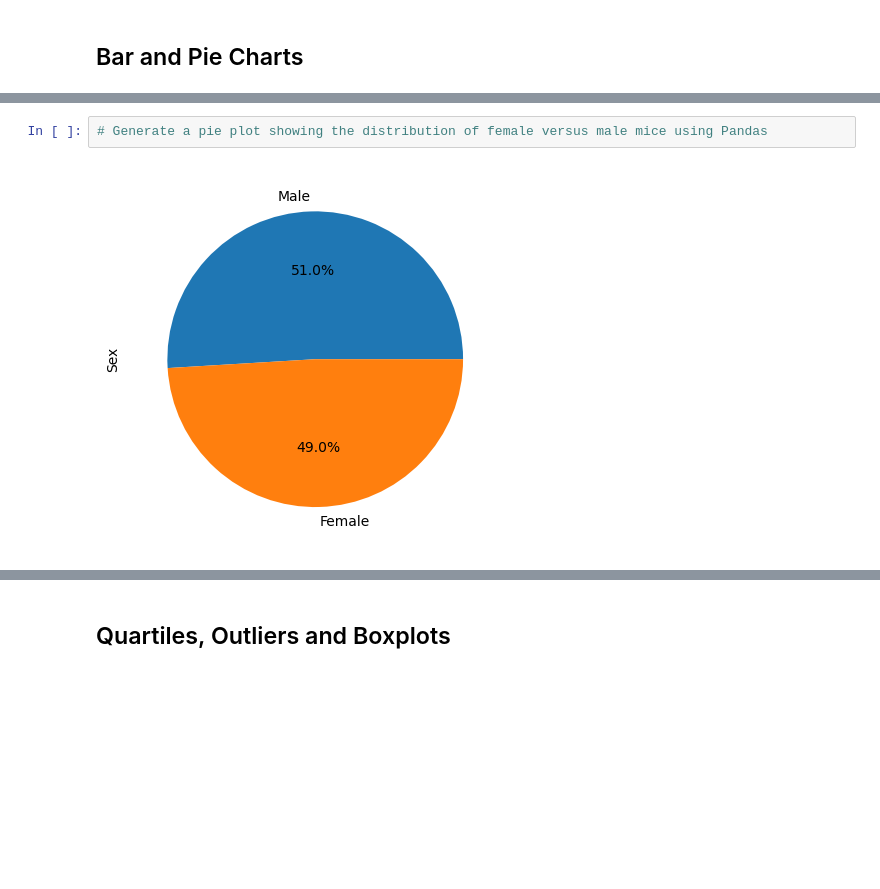
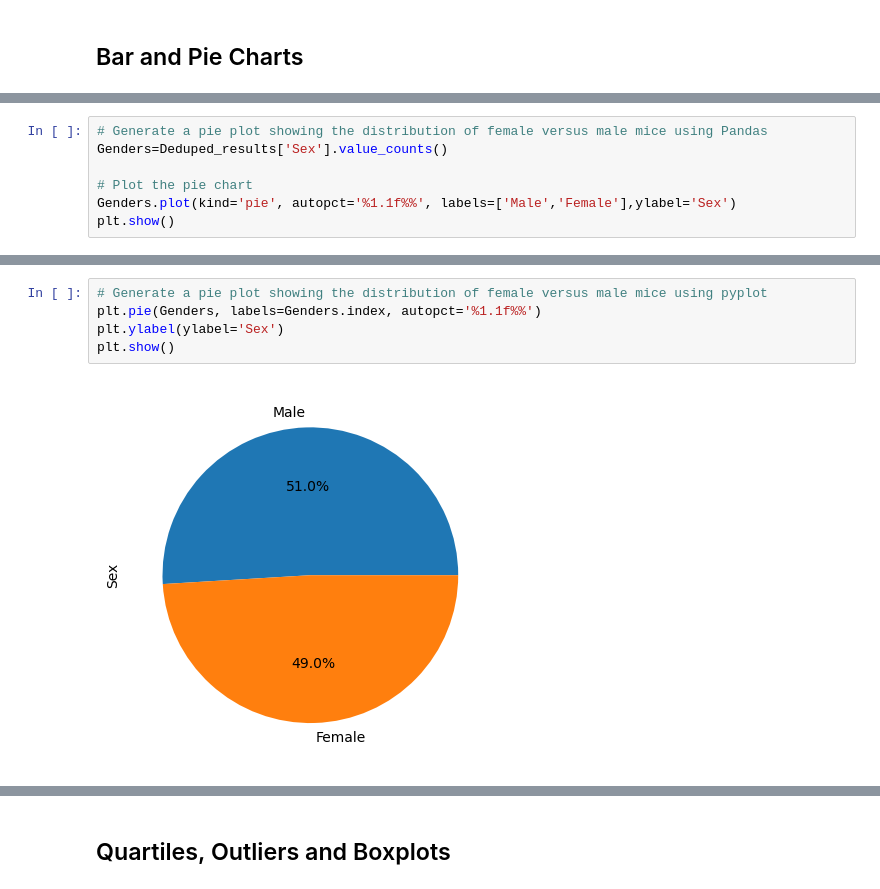
Before and after one commit to UtahPando/Matplotlib-Ch-5-, a Jupyter notebook: pymaceuticals_Solved.ipynb, the cells around one changed output, grey strips where cells are left out. Drawn from its saved outputs; the diff is of its cells as text; blank space fills up the shorter version.

```diff
--- a/pymaceuticals_Solved.ipynb
+++ b/pymaceuticals_Solved.ipynb
@@ -133,0 +172,7 @@ Deduped_results['Mouse ID'].nunique()
+# %%
+# Generate a pie plot showing the distribution of female versus male mice using Pandas
+Genders=Deduped_results['Sex'].value_counts()
+
+# Plot the pie chart
+Genders.plot(kind='pie', autopct='%1.1f%%', labels=['Male','Female'],ylabel='Sex')
+plt.show()
@@ -134,4 +181,7 @@ Deduped_results['Mouse ID'].nunique()
 # %%
-# Generate a pie plot showing the distribution of female versus male mice using Pandas
+# Generate a pie plot showing the distribution of female versus male mice using pyplot
+plt.pie(Genders, labels=Genders.index, autopct='%1.1f%%')
+plt.ylabel(ylabel='Sex')
+plt.show()
 # %% [output]
-[figure, old version]
+[figure, new version]
```
Also changed, not shown: parts of 19 cells of this notebook.
